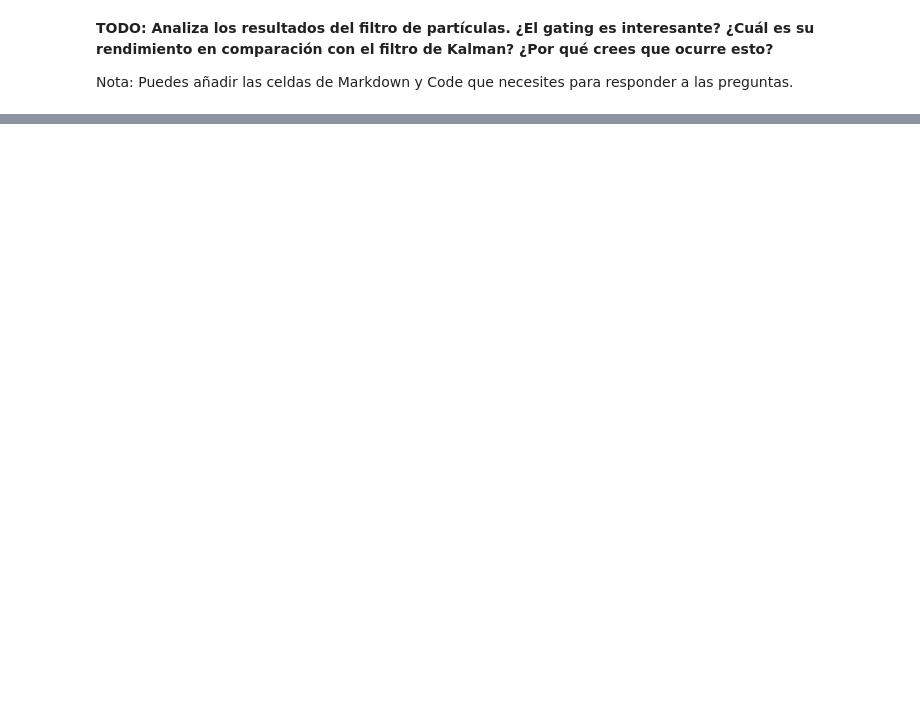
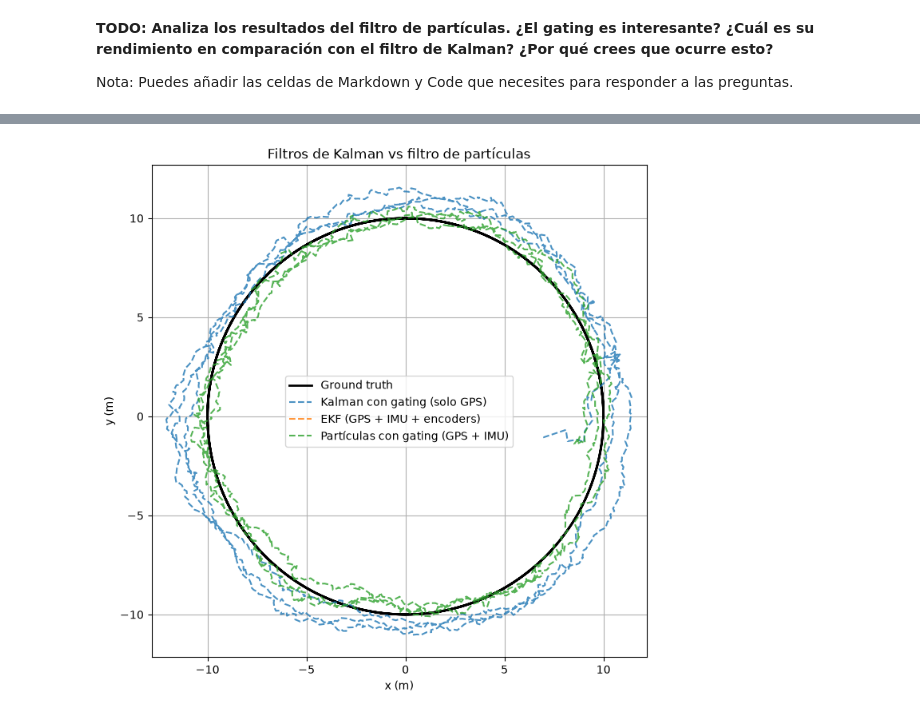
Before and after one commit to milirodriguezv/practica2_optimizacion, a Jupyter notebook: practice.ipynb, the cells around one changed output, grey strips where cells are left out. Drawn from its saved outputs; the diff is of its cells as text; code cells hidden in the pictures; blank space fills up the shorter version.

```diff
--- a/practice.ipynb
+++ b/practice.ipynb
@@ -942,0 +960,82 @@ Nota: Puedes añadir las celdas de Markdown y Code que necesites para responder
+# %%
+# --- Análisis del filtro de partículas y comparación con los filtros de Kalman ---
+
+z_gps = medidas['gps'][['x_gps', 'y_gps']].values                # medidas del GPS
+a_imu = medidas['imu'][['ax_imu', 'ay_imu']].values               # aceleraciones de la IMU
+es_outlier = medidas['gps']['is_outlier'].values == 1             # qué medidas son outliers de verdad
+x0 = np.array([z_gps[0, 0], z_gps[0, 1], 0.0, 0.0])               # estado inicial: primera medida GPS
+
+def imprimir_metricas(estimaciones):
+    """Muestra RMSE, ATE y RPE de cada estimación usando summary_metrics."""
+    for nombre, est in estimaciones.items():
+        m = summary_metrics(est, gt_array, nombre)
+        print(f"  {m['name']:36s} RMSE={m['rmse']:.3f} m  ATE={m['ate']:.3f} m  RPE={m['rpe']:.3f} m")
+
+# 1. Filtro de partículas sin y con gating (los resultados de la celda anterior)
+print("Filtro de partículas (GPS + IMU):")
+imprimir_metricas({'Sin gating': estimates_pf, 'Con gating': estimates_pf_gating})
+
+# 2. ¿Qué medidas rechaza el gating?
+pf = ParticleFilter(dt=dt, n_particulas=500, sigma_gps=1.5)
+pf.initialize(x0)
+rechazada = []
+for i in range(len(z_gps)):
+    pf.predict(a_imu[i])
+    distancia = np.linalg.norm(z_gps[i] - pf.estimate()[:2])
+    if distancia < 5.0:                    # mismo umbral que step_with_gating
+        pf.update(z_gps[i])
+        pf.resampling()
+    rechazada.append(distancia >= 5.0)
+rechazada = np.array(rechazada)
+print(f"\n  Outliers rechazados: {(rechazada & es_outlier).sum()} de {es_outlier.sum()}")
+print(f"  Medidas buenas rechazadas: {(rechazada & ~es_outlier).sum()}")
+
+# 3. Riesgo del gating: ¿qué pasa si el filtro NO usa la IMU y se pierde?
+pf_sin_imu = ParticleFilter(dt=dt, n_particulas=500, sigma_gps=1.5)
+pf_sin_imu.initialize(x0)
+est_sin_imu = np.array([pf_sin_imu.step(z) for z in z_gps])
+
+pf_sin_imu_gating = ParticleFilter(dt=dt, n_particulas=500, sigma_gps=1.5)
+pf_sin_imu_gating.initialize(x0)
+est_sin_imu_gating = np.array([pf_sin_imu_gating.step_with_gating(z) for z in z_gps])
+
+print("\nFiltro de partículas SIN IMU (solo GPS):")
+imprimir_metricas({'Sin gating': est_sin_imu, 'Con gating': est_sin_imu_gating})
+
+# 4. Comparación con los filtros de Kalman de los ejercicios anteriores
+kf = KalmanFilterGPS(dt=dt, sigma_gps=1.5)
+est_kf = np.array([kf.step(z) for z in z_gps])
+
+kf_gating = KalmanFilterGPSwithGating(dt=dt, sigma_gps=1.5)
+est_kf_gating = np.array([kf_gating.step_gating(z) for z in z_gps])
+
+ekf = KalmanFilterGPSIMUEncoders(dt=dt)
+ekf.x = np.array([z_gps[0, 0], z_gps[0, 1], 0.0, 0.0, 0.0])
+ekf.P = np.diag([4.0, 4.0, 1.0, 1.0, 0.5])
+est_ekf = []
+for i in range(len(z_gps)):
+    ekf.predict(medidas['imu']['ax_imu'].iloc[i], medidas['imu']['omega_imu'].iloc[i])
+    ekf.update_gps_gating(z_gps[i], umbral=3.0)
+    ekf.update_encoders(medidas['encoders']['ds_enc'].iloc[i] / dt,
+                        medidas['encoders']['dtheta_enc'].iloc[i] / dt)
+    est_ekf.append(ekf.x.copy())
+est_ekf = np.array(est_ekf)
+
+print("\nComparación de todos los filtros:")
+imprimir_metricas({
+    'Kalman (solo GPS)':                 est_kf,
+    'Kalman con gating (solo GPS)':      est_kf_gating,
+    'EKF (GPS + IMU + encoders)':        est_ekf,
+    'Partículas (GPS + IMU)':            estimates_pf,
+    'Partículas con gating (GPS + IMU)': estimates_pf_gating,
+})
+
+# 5. Gráficas de los mejores filtros: trayectorias y error en el tiempo
+mejores = {
+    'Kalman con gating (solo GPS)':      est_kf_gating,
+    'EKF (GPS + IMU + encoders)':        est_ekf,
+    'Partículas con gating (GPS + IMU)': estimates_pf_gating,
+}
+plot_path(df_gt, mejores, title='Filtros de Kalman vs filtro de partículas')
+plot_error(df_gt, mejores)
+# %% [output]
@@ -942,0 +1059 @@ Nota: Puedes añadir las celdas de Markdown y Code que necesites para responder
+[figure, added]
```
Also changed, not shown: parts of 13 cells of this notebook.
